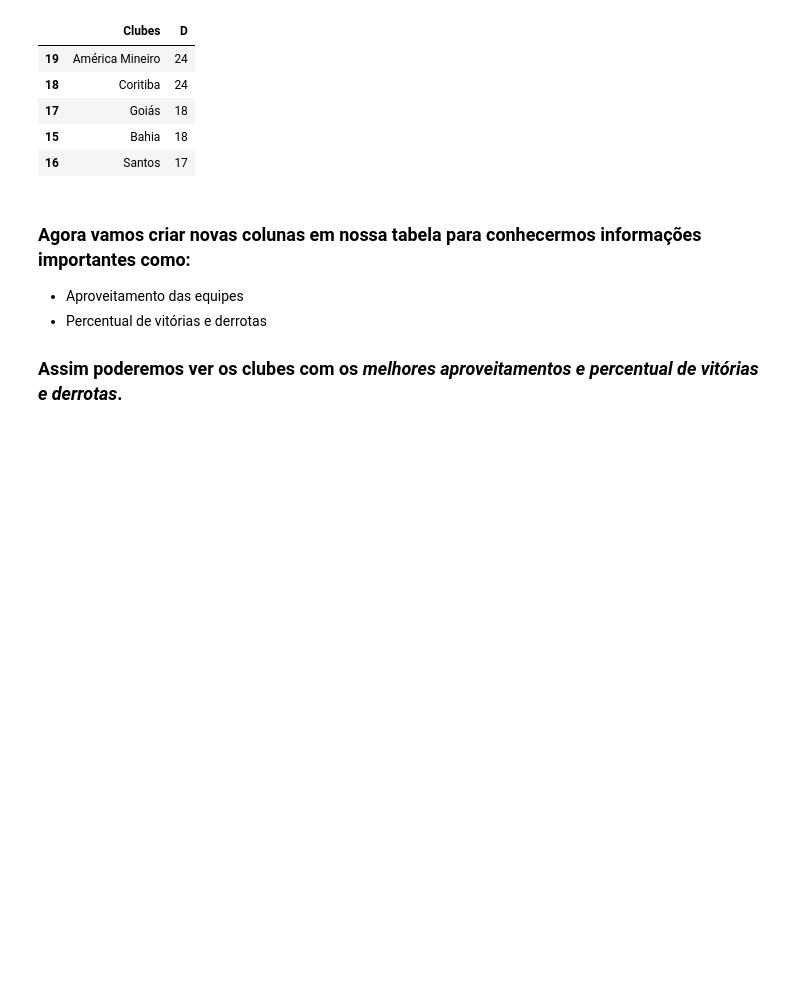
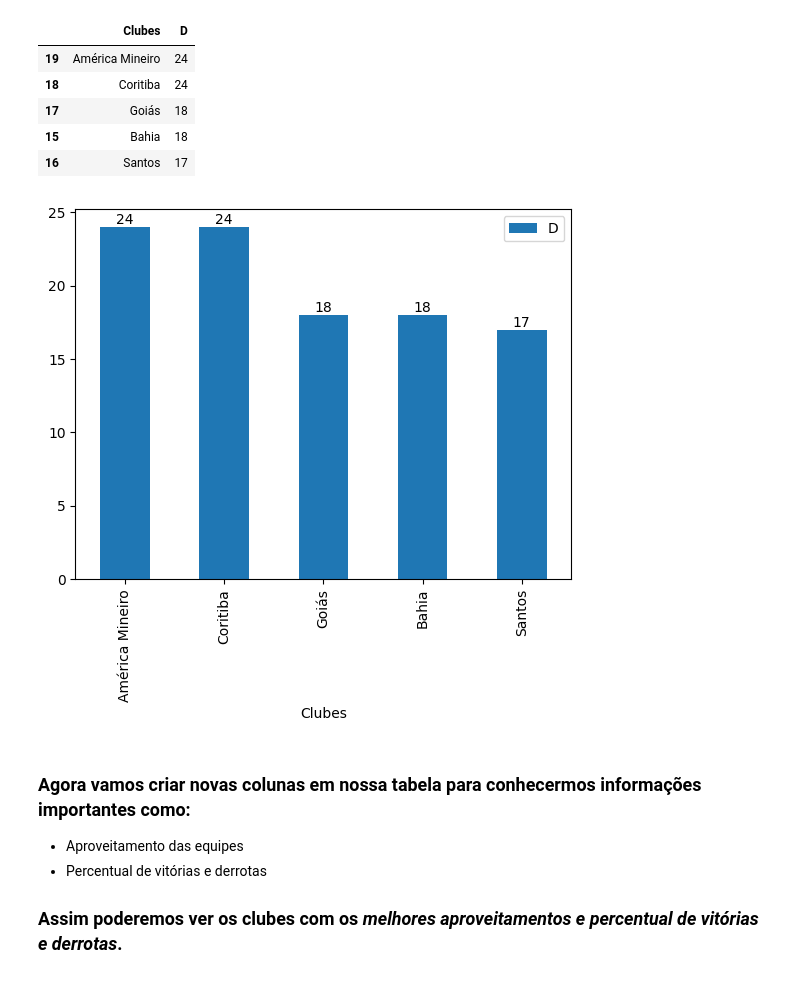
Before and after one commit to hugodevelopment/Web-Scraping, a Jupyter notebook: Análise_Brasileirão_2023.ipynb, the cells around one changed output. Cells and saved outputs as stored; diff of their text form; code cells hidden in the pictures; blank space fills up the shorter version.

```diff
--- a/Análise_Brasileirão_2023.ipynb
+++ b/Análise_Brasileirão_2023.ipynb
@@ -228,6 +232,10 @@ Mais_derrotas
 | 17 | Goiás | 18 |
 | 15 | Bahia | 18 |
 | 16 | Santos | 17 |
+# %%
+grafico_barras(Mais_derrotas,'Clubes','D')
+# %% [output]
+[figure, added]
 # %% [markdown]
 <h3> Agora vamos criar novas colunas em nossa tabela para conhecermos informações importantes como: </h3>
 
```
Also changed, not shown: parts of 1 cell of this notebook.
